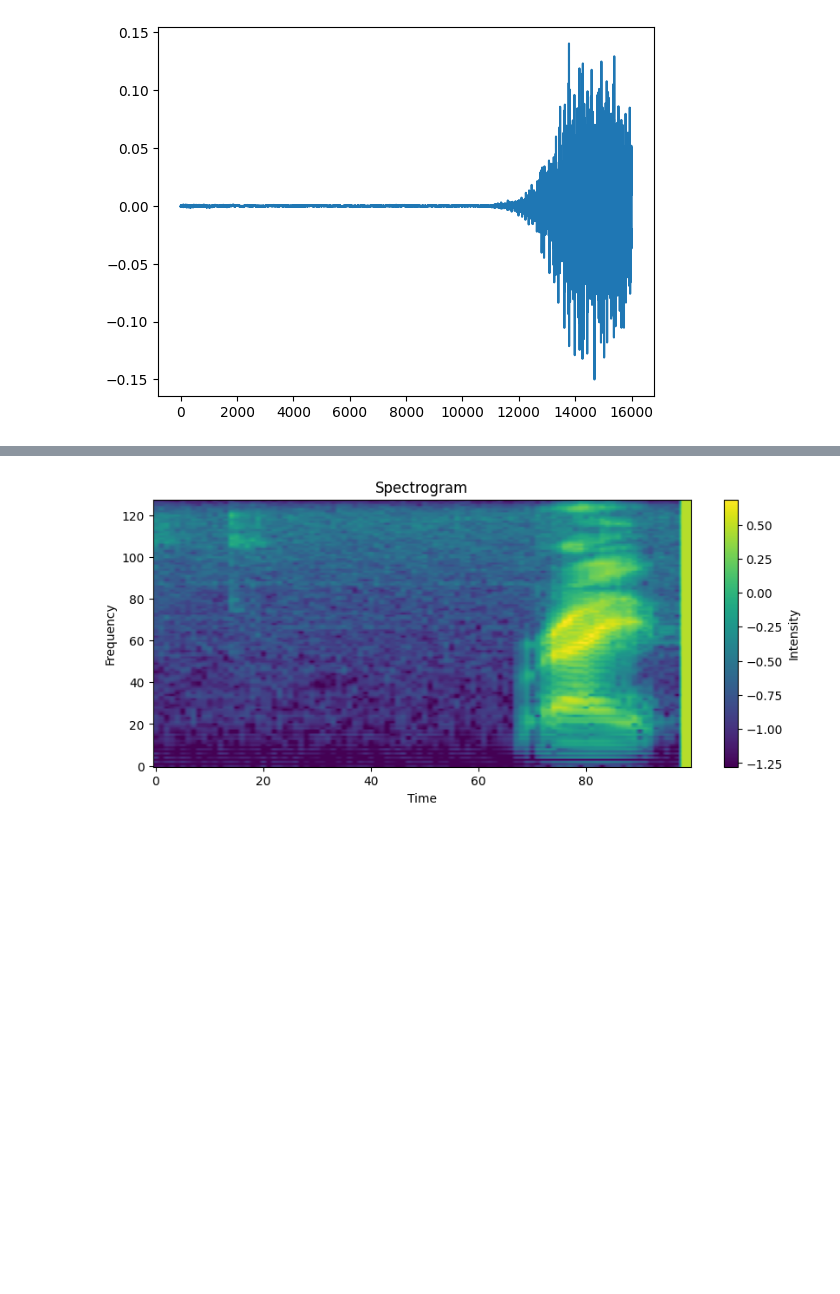
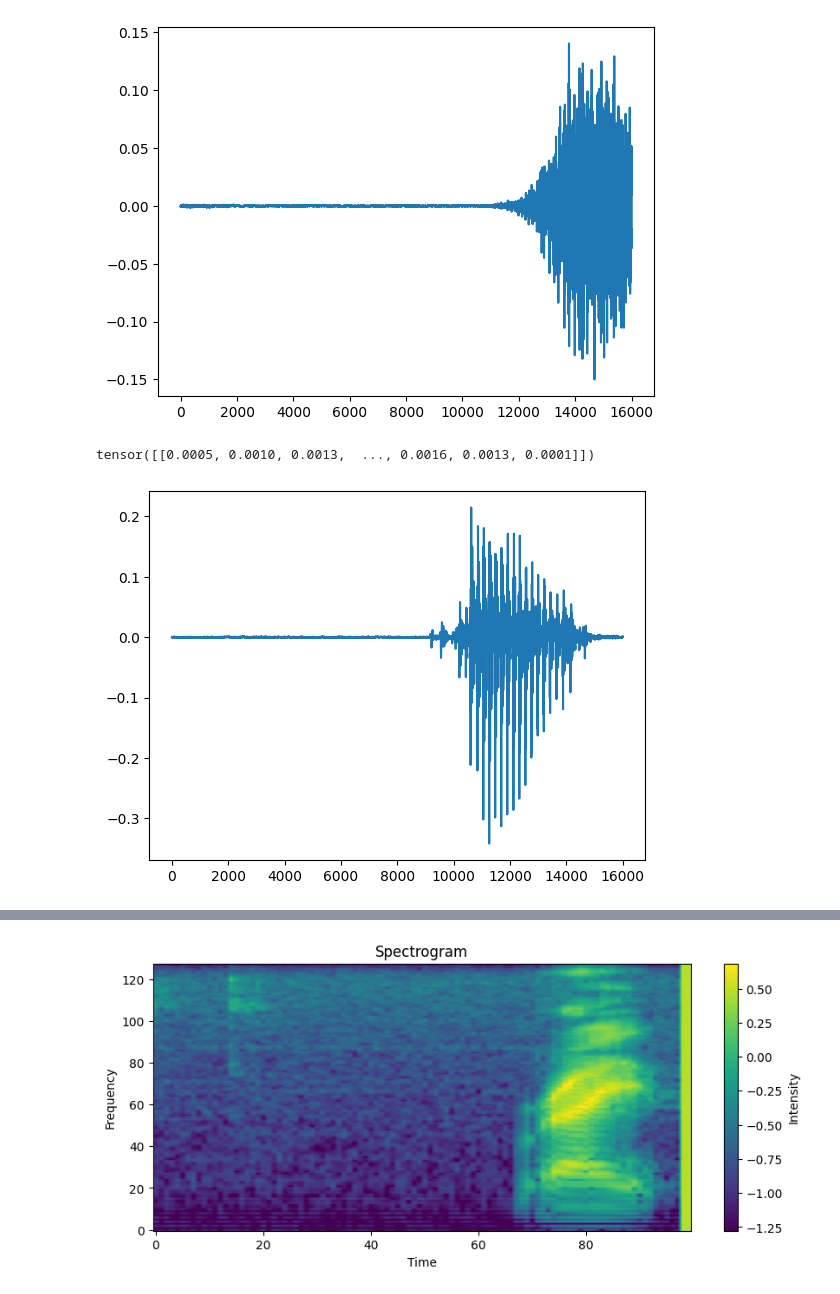
Before and after one commit to Simonexc/MINI_DL_RNN, a Jupyter notebook: src/notebooks/augmentations.ipynb, the cells around one changed output, grey strips where cells are left out. Cells and saved outputs as stored; diff of their text form; code cells hidden in the pictures; blank space fills up the shorter version.

```diff
--- a/src/notebooks/augmentations.ipynb
+++ b/src/notebooks/augmentations.ipynb
@@ -80,6 +99,20 @@ plt.plot(augmented[0, ind:ind+16000])
 plt.show()
 # %% [output]
 [figure]
+# %%
+import librosa
+import torch
+speed_perturbation = T.SpeedPerturbation(16000, [0.7])
+
+augmented, _ = speed_perturbation(x[:1])
+print(augmented)
+ind = np.random.randint(0, int(16000/0.7) - 16000)
+
+plt.plot(augmented[0, ind:ind+16000])
+plt.show()
+# %% [output]
+tensor([[0.0005, 0.0010, 0.0013,  ..., 0.0016, 0.0013, 0.0001]])
+[figure, added]
 # %%
 play_audio(augmented[0].view(1, -1), 16000)
 # %% [output]
```
Also changed, not shown: parts of 2 cells of this notebook, 3 other files.
